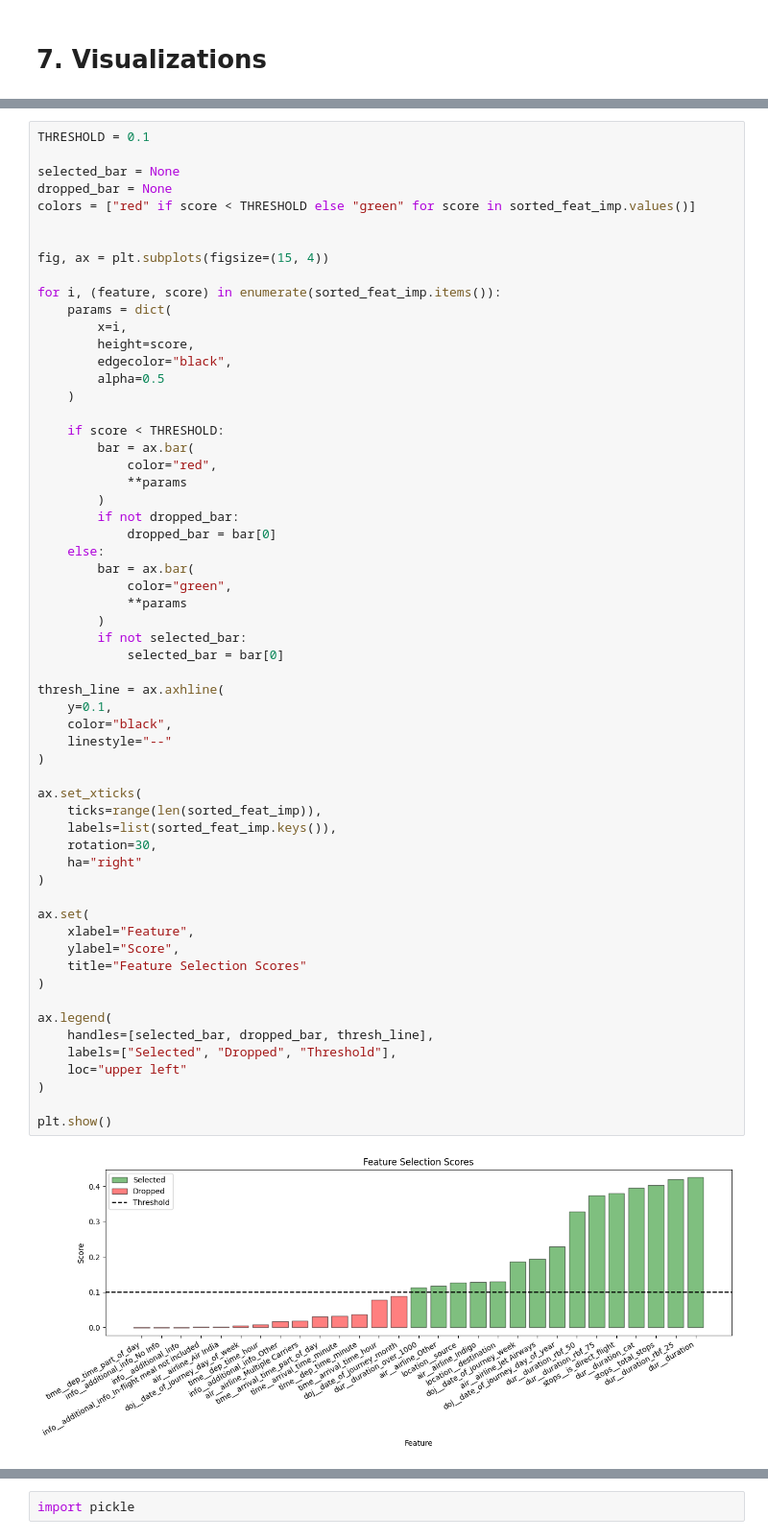
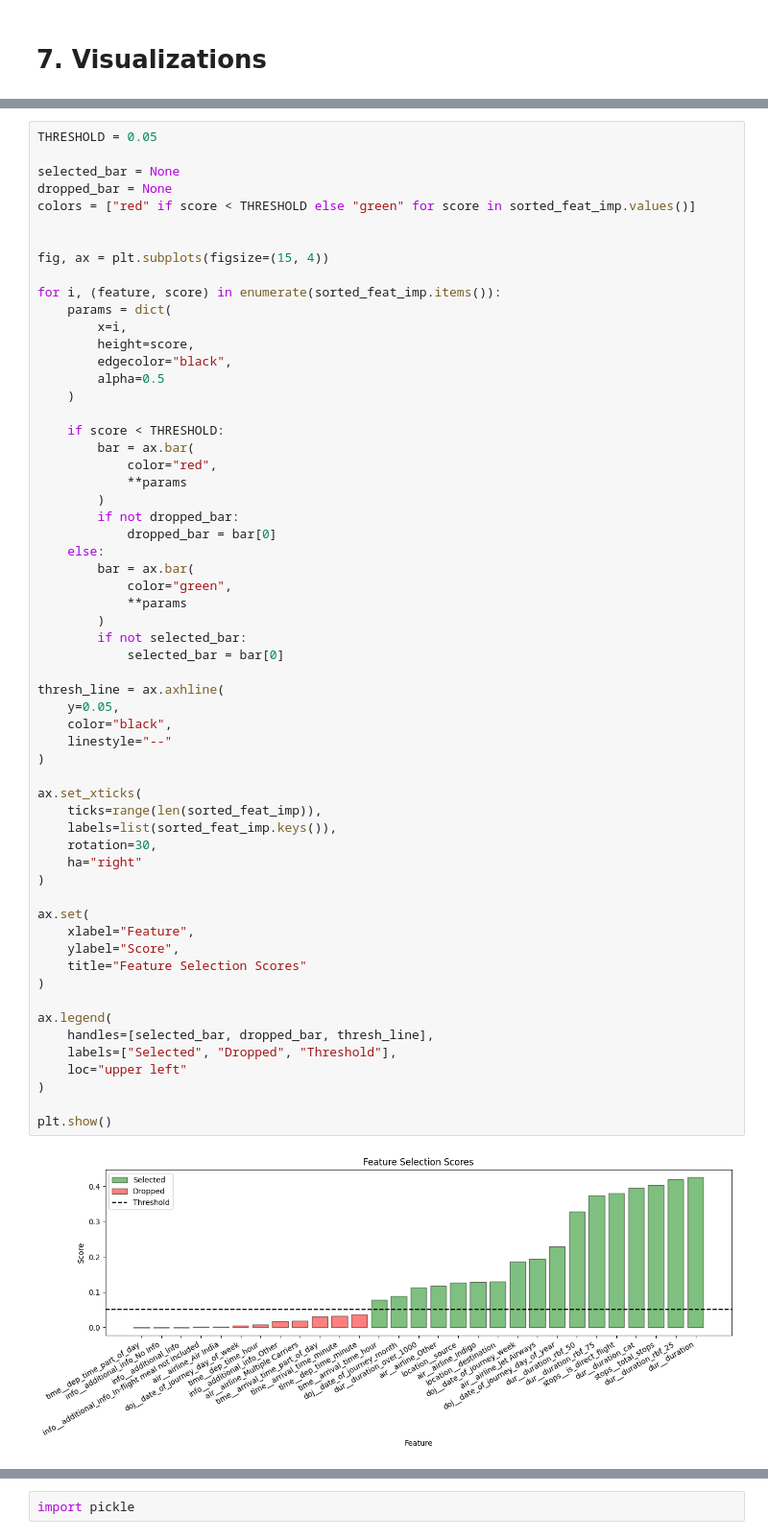
Before and after one commit to HarshNegi0927/flight-price-prediction, a Jupyter notebook: Notebook/FeatueEngineering.ipynb, the cells around one changed output, grey strips where cells are left out. Shown at 96% size. Cells and saved outputs as stored; diff of their text form.

```diff
--- a/Notebook/FeatueEngineering.ipynb
+++ b/Notebook/FeatueEngineering.ipynb
@@ -777,7 +777,7 @@ sorted_feat_imp
  'dur__duration_rbf_25': np.float64(0.4198225026772346),
  'dur__duration': np.float64(0.42545036341068626)}
 # %%
-THRESHOLD = 0.1
+THRESHOLD = 0.05
 
 selected_bar = None
 dropped_bar = None
@@ -808,33 +808,33 @@ for i, (feature, score) in enumerate(sorted_feat_imp.items()):
 		)
 		if not selected_bar:
 			selected_bar = bar[0]
 
 thresh_line = ax.axhline(
-	y=0.1,
+	y=0.05,
 	color="black",
 	linestyle="--"
 )
 
 ax.set_xticks(
 	ticks=range(len(sorted_feat_imp)),
 	labels=list(sorted_feat_imp.keys()),
 	rotation=30,
 	ha="right"
 )
 
 ax.set(
 	xlabel="Feature",
 	ylabel="Score",
 	title="Feature Selection Scores"
 )
 
 ax.legend(
 	handles=[selected_bar, dropped_bar, thresh_line],
 	labels=["Selected", "Dropped", "Threshold"],
 	loc="upper left"
 )
 
 plt.show()
 # %% [output]
-[figure, old version]
+[figure, new version]
 # %% [markdown]
```
Also changed, not shown: parts of 1 cell of this notebook, 1 other file.
